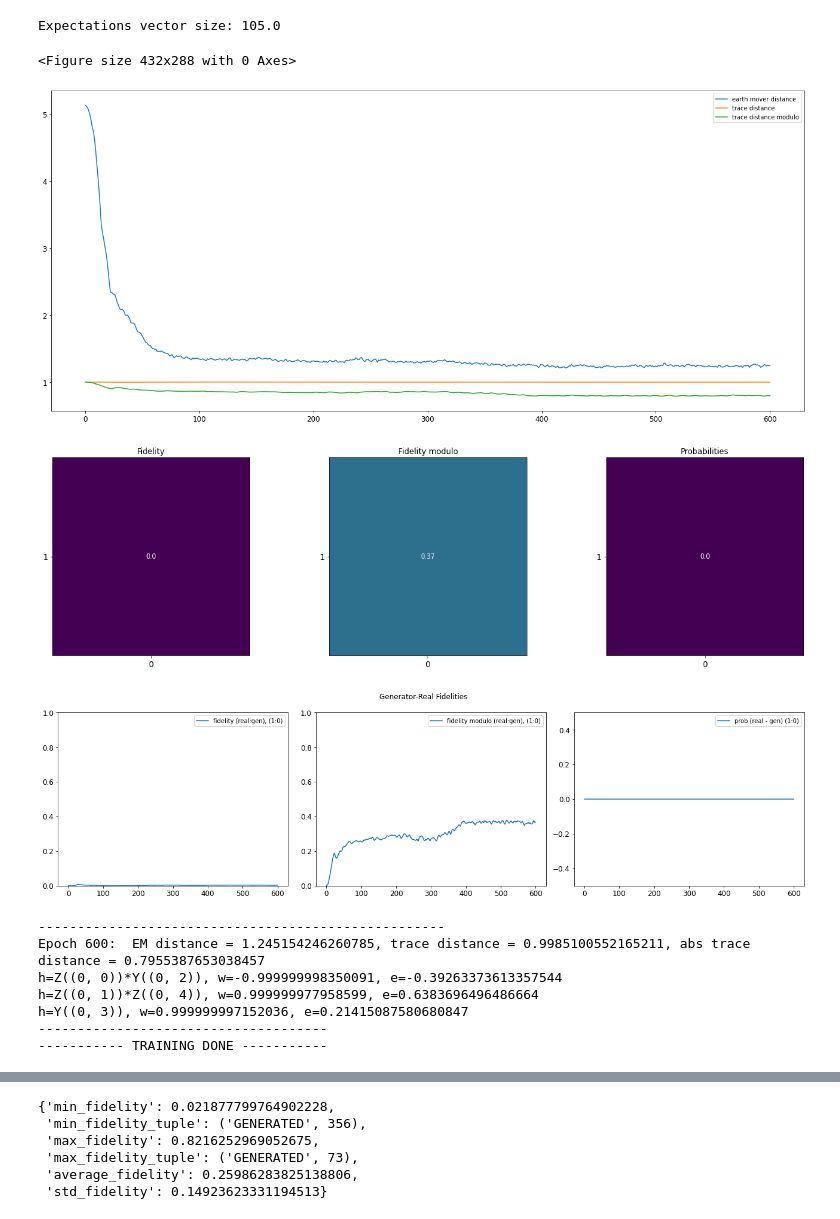
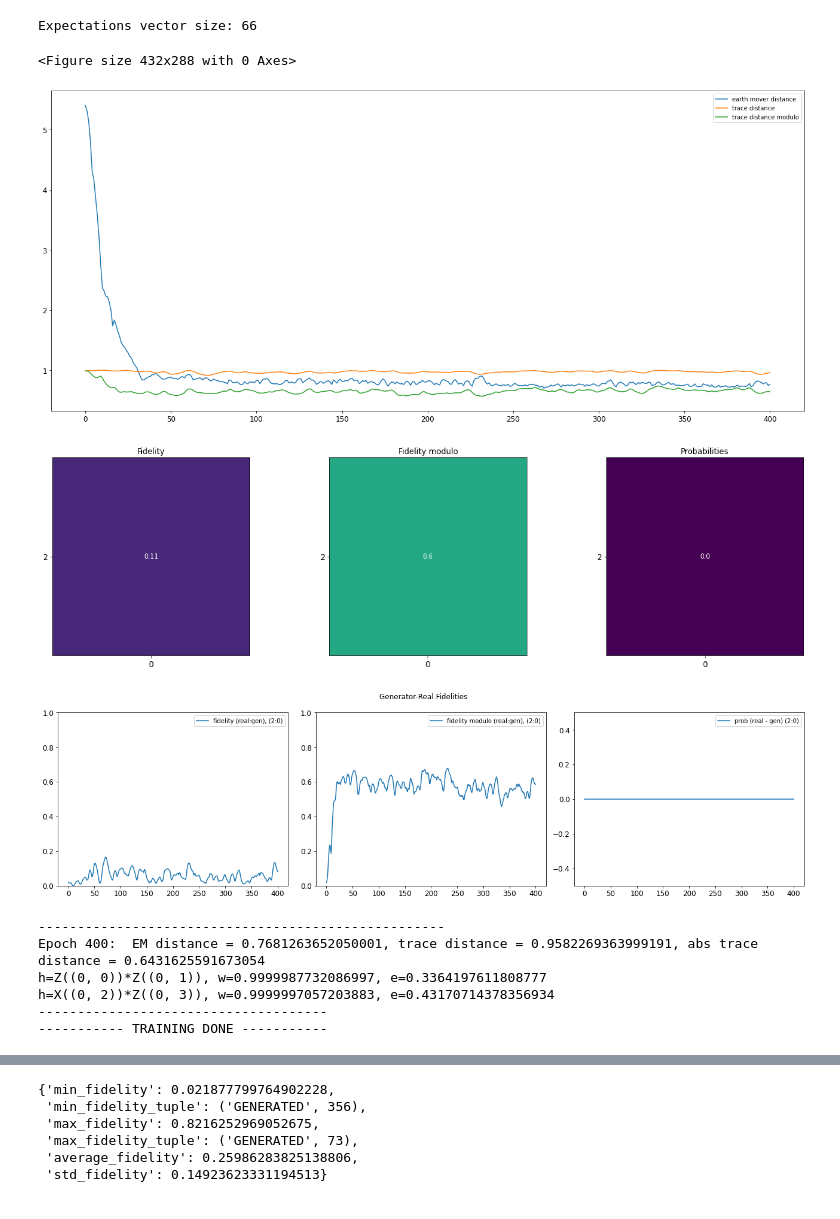
Before and after one commit to WiktorJ/quantum-gans, a Jupyter notebook: QuWGAN_expectation_providers.ipynb, the cells around one changed output, grey strips where cells are left out. Saved outputs shown, nothing was run; the diff lists cells and outputs as text; code cells hidden in the pictures.

```diff
--- a/QuWGAN_expectation_providers.ipynb
+++ b/QuWGAN_expectation_providers.ipynb
@@ -153,6 +150,7 @@ def run_for_g_values(g_values,
                      use_neptune,
                      neptune_params,
                      gan_params,
+                     k,
                      trainers=None):
     if trainers is None:
         trainers = {}
@@ -167,9 +165,10 @@ def run_for_g_values(g_values,
                               real_values_provider,
                               real_expectations_provider,
                               rank=rank,
+                              k=k,
                               use_neptune=use_neptune))
 
-        opt = tf.keras.optimizers.Adam(0.01, beta_1=0.9, beta_2=0.98, epsilon=1e-9)
+        opt = tf.keras.optimizers.Adam(0.1, beta_1=0.9, beta_2=0.98, epsilon=1e-9)
 
         start_neptune_experiment(use_neptune=use_neptune,
                                  trainer=trainers[g],
@@ -191,38 +190,37 @@ def run_for_g_values(g_values,
 # %%
 use_neptune = True
 generator_layers = 3
-data_bus_size = 5
+data_bus_size = 4
 rank = 1
+k = 2
 real_circuit_type = 'butterfly'
 generic_generator = False
 zxz = False
 all_gates_parametrized = False
 expectation_provider_type = ExpectationProviderType.WGAN
-known_g_values = list(range(512))
+known_g_values = list(range(128))
 # known_g_values = np.linspace(-1,0,31)
 g_values = [1]
 
 # only relevant if using WGAN provider
-gen_input_dim = 32
-hidden_dim = [256, 512]
-penalty_factor = 15
-gan_epochs = 1000
-batch_size = 64
-n_crit = 5
-alpha: float = 0.0001
+gen_input_dim = 16
+hidden_dim = [32, 128]
+penalty_factor = 10
+gan_epochs = 3000
+batch_size = 32
+n_crit = 3
+alpha: float = 0.005
 beta_1: float = 0
 beta_2: float = 0.9
 use_convolutions: bool = False
 
-gen_iteration = 2
+gen_iteration = 1
 snapshot_interval_epochs = 100
-epochs = 601
+epochs = 401
 
 description = None
-if expectation_provider_type == ExpectationProviderType.WGAN:
-    print(f"Expectations vector size: {9*((data_bus_size * (data_bus_size - 1))/2) + 3 * data_bus_size}")
+# if expectation_provider_type == ExpectationProviderType.WGAN:
+#     print(f"Expectations vector size: {9*((data_bus_size * (data_bus_size - 1))/2) + 3 * data_bus_size}")
-# %% [output]
-Expectations vector size: 105.0
 # %%
 neptune_params = {
             'generator_layers': generator_layers,
@@ -236,7 +234,8 @@ neptune_params = {
             'expectation_provider_type': expectation_provider_type,
             'known_g_values': known_g_values,
             'gen_iteration': gen_iteration,
-            'epochs': epochs
+            'epochs': epochs,
+            'k': k
         }
 
 gan_params = {
@@ -286,32 +285,37 @@ real_expectations_provider = get_expectation_provider(real,
                                                       alpha=alpha,
                                                       beta_1=beta_1,
                                                       beta_2=beta_2)
+if expectation_provider_type == ExpectationProviderType.WGAN:
+    hamiltonians, _ = get_discriminator(real, k)
+    print(f"Expectations vector size: {len(hamiltonians)}")
+# %% [output]
+Expectations vector size: 66
 # %%
 trainers, training_results = run_for_g_values(g_values,
                      real,
                      real_symbols,
                      gen,
                      gs,
                      real_values_provider,
                      real_expectations_provider,
                      rank,
                      epochs,
                      gen_iteration,
                      snapshot_interval_epochs,
                      description,
                      use_neptune,
                      neptune_params,
-                     gan_params)
+                     gan_params,
+                     k)
 # %% [output]
 <Figure size 432x288 with 0 Axes>
-[figure, old version]
+[figure, new version]
-[figure, old version]
+[figure, new version]
-[figure, old version]
+[figure, new version]
 ----------------------------------------------------
-Epoch 600:  EM distance = 1.245154246260785, trace distance = 0.9985100552165211, abs trace distance = 0.7955387653038457
-h=Z((0, 0))*Y((0, 2)), w=-0.999999998350091, e=-0.39263373613357544
-h=Z((0, 1))*Z((0, 4)), w=0.999999977958599, e=0.6383696496486664
-h=Y((0, 3)), w=0.999999997152036, e=0.21415087580680847
+Epoch 400:  EM distance = 0.7681263652050001, trace distance = 0.9582269363999191, abs trace distance = 0.6431625591673054
+h=Z((0, 0))*Z((0, 1)), w=0.9999987732086997, e=0.3364197611808777
+h=X((0, 2))*Z((0, 3)), w=0.9999997057203883, e=0.43170714378356934
 -------------------------------------
 ----------- TRAINING DONE -----------
 # %%
```
Also changed, not shown: parts of 2 cells of this notebook, 8 other files.
